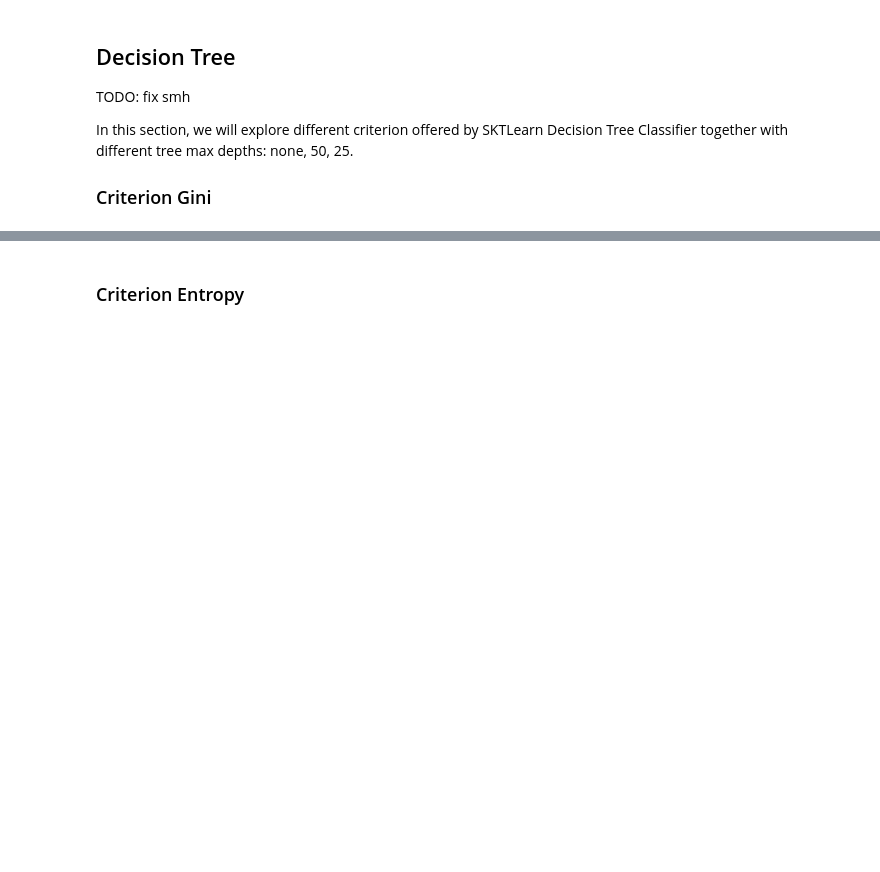
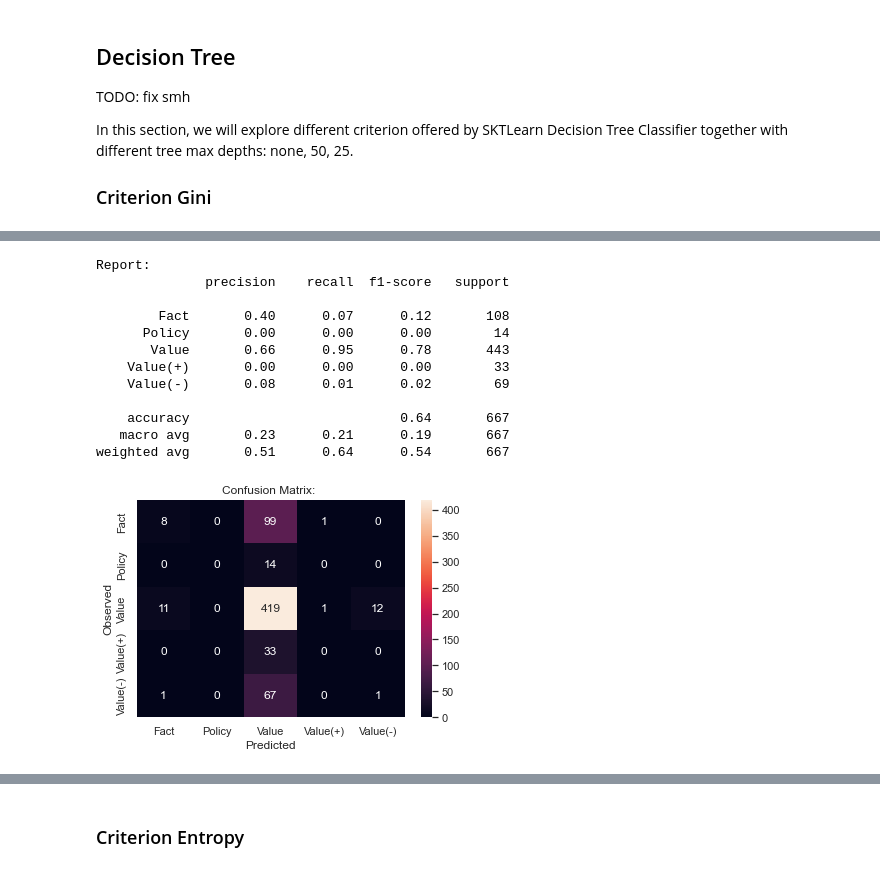
Before and after one commit to claramoreirag/FEUP-NLP, a Jupyter notebook: adu-classifier.ipynb, the cells around one changed output, grey strips where cells are left out. Saved outputs shown, nothing was run; the diff lists cells and outputs as text; code cells hidden in the pictures; blank space fills up the shorter version.

```diff
--- a/adu-classifier.ipynb
+++ b/adu-classifier.ipynb
@@ -607,10 +624,24 @@ evaluation(pred)
 # %%
 X_train, X_test, y_train, y_test = split(corpusA)
 clf = DecisionTreeClassifier(
-    criterion="gini", max_depth="50", max_features="auto")
+    criterion="gini", max_depth=50, max_features="auto")
 clf.fit(X_train, y_train)
 pred = clf.predict(X_test)
 evaluation(pred)
+# %% [output]
+Report:
+              precision    recall  f1-score   support
+
+        Fact       0.40      0.07      0.12       108
+      Policy       0.00      0.00      0.00        14
+       Value       0.66      0.95      0.78       443
+    Value(+)       0.00      0.00      0.00        33
+    Value(-)       0.08      0.01      0.02        69
+
+    accuracy                           0.64       667
+   macro avg       0.23      0.21      0.19       667
+weighted avg       0.51      0.64      0.54       667
+[figure, added]
 # %%
 X_train, X_test, y_train, y_test = split(corpusA)
 clf = DecisionTreeClassifier(
```
Also changed, not shown: parts of 46 cells of this notebook.
